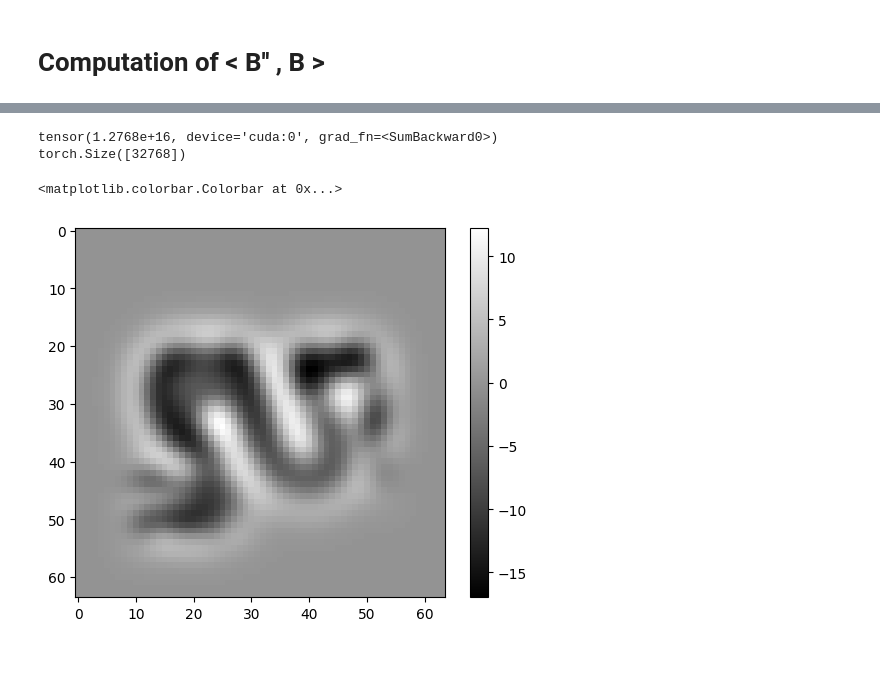
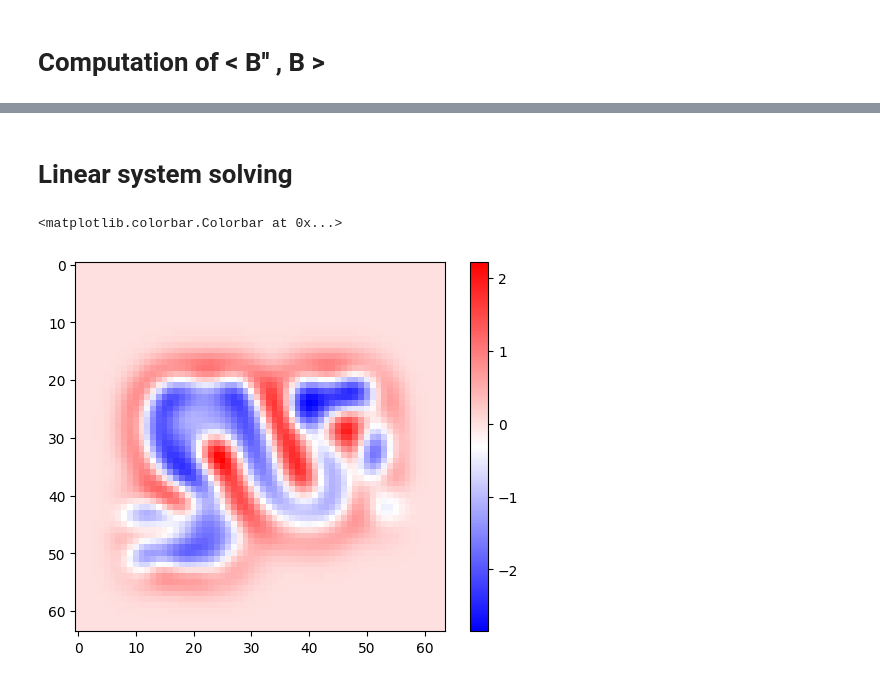
Before and after one commit to HugoRdet/Python_Poisson_Surface_Reconstruction, a Jupyter notebook: poisson_3D_new.ipynb, the cells around one changed output, grey strips where cells are left out. Drawn from its saved outputs; the diff is of its cells as text; code cells hidden in the pictures.

```diff
--- a/poisson_3D_new.ipynb
+++ b/poisson_3D_new.ipynb
@@ -560,6 +666,7 @@ def get_inner_product_gradB_B_sparse_vec(size_grid,vec_ixds, L_gaussians, border
 # %%
 #L_oo=get_inner_product_gradB_B(grad.shape[0],L_gaussians,bord)
 #L_gaussians=L_gaussians.detach().cpu()
-vec_ixds=get_vec_idxs(L_gaussians,Depth_gauss)
+#vec_ixds=get_vec_idxs(L_gaussians,Depth_gauss)
 #print(vec_ixds.shape)
+loo_indexes,loo_values=get_Loo(L_gaussians,Depth_gauss,bord)
 # %% [output]
@@ -576,39 +697,19 @@ L_oo=get_inner_product_gradB_B_sparse_vec(16,vec_ixds,L_gaussians,bord,D=Depth_g
 if L_gaussians.shape[0]<=512:
     plt.imshow(L_oo.to_dense())
     plt.colorbar()
-# %%
-import torch.optim as optim
-
-def grad_loss(L,img,V):
-    return torch.sum((torch.sparse.mm(L,img.view((img.shape[0],1)))-V.view((V.shape[0],1)))**2)
-
-
-def fit(L,V):
-    L=L.to(device)
-    V=V.to(device)
-    optimizer=optim.LBFGS([torch.zeros(0)],lr=1e-6, max_iter=50000)
-    eps_b=V.clone().to(device)
-    eps_b.requires_grad = True
-    optimizer.param_groups[0]['params'][0] = eps_b
-
-
-    def closure():
-        optimizer.zero_grad()
-        loss=grad_loss(L,eps_b,V)
-        loss.backward(retain_graph=True)
-        return loss
-    loss=optimizer.step(closure)
-    print(loss)
-
-    return eps_b
-
-eps=fit(L_oo,V_o)
-
-eps=eps.detach()
-print(eps.shape)
-# %% [output]
-tensor(1.2768e+16, device='cuda:0', grad_fn=<SumBackward0>)
-torch.Size([32768])
+# %% [markdown]
+# Linear system solving
+# %%
+
+
+tmp_L_oo=scipy.sparse.coo_matrix((loo_values.numpy(), loo_indexes.numpy()), shape=(8**Depth_gauss, 8**Depth_gauss))
+A = csc_matrix(tmp_L_oo)
+B=V_o.numpy()
+
+eps, exit_code = cg(A, B,rtol=1e-0)
+print(exit_code)
+
+eps=torch.from_numpy(np.array(eps))
 # %%
 #grid resolution
 n_p=64
@@ -641,7 +742,7 @@ grid[:, :, :, 2] = z
 def get_X(x,l_g,q):
 
     #res=torch.sum(torch.exp(-torch.sum(((q-l_g[:,:3])/l_g[0,3])**2)/(1.5**2))*x)
-    res=torch.sum(torch.exp((-torch.sum(((q-l_g[:,:3])/l_g[0,3])**2,dim=1))/1.5**2)*x)
+    res=torch.sum(torch.exp((-torch.sum(((q.to(device)-l_g[:,:3]).to(device)/l_g[0,3].to(device))**2,dim=1))/1.5**2)*x)
 
     #res=torch.sum(torch.exp(-( ((q[0] - l_g[:,0])/l_g[:,3])**2 + ((q[1] - l_g[:,1])/l_g[:,3])**2 + ((q[2] - l_g[:,2])/l_g[:,3])**2 ) / l_g[0,3]**2)*x)
 
@@ -655,16 +756,16 @@ eps=eps.clone().to(device)
 
 for i in tqdm(range(xs.shape[0])):
     for j in range(xs.shape[0]):
-        #for w in range(xs.shape[0]):
-        w=32
-        image_res[i,j,w]=get_X(eps,L_gaussians,grid[i,j,w].to(device) ).detach().cpu()
+        for w in range(xs.shape[0]):
+
+            image_res[i,j,w]=get_X(eps,L_gaussians,grid[i,j,w].to(device) ).detach().cpu()
 # %%
 slice=32
-plt.imshow(image_res[:,:,slice],cmap="gray")
+plt.imshow(image_res[:,:,slice],cmap="bwr",vmin=image_res.min(),vmax=image_res.max())
 plt.colorbar()
 # %% [output]
 <matplotlib.colorbar.Colorbar at 0x...>
-[figure, old version]
+[figure, new version]
 # %%
  def get_isovalue(eps,l_g,l_p):
      res=torch.zeros(l_p.shape)
```
Also changed, not shown: parts of 17 cells of this notebook, 2 other files.
